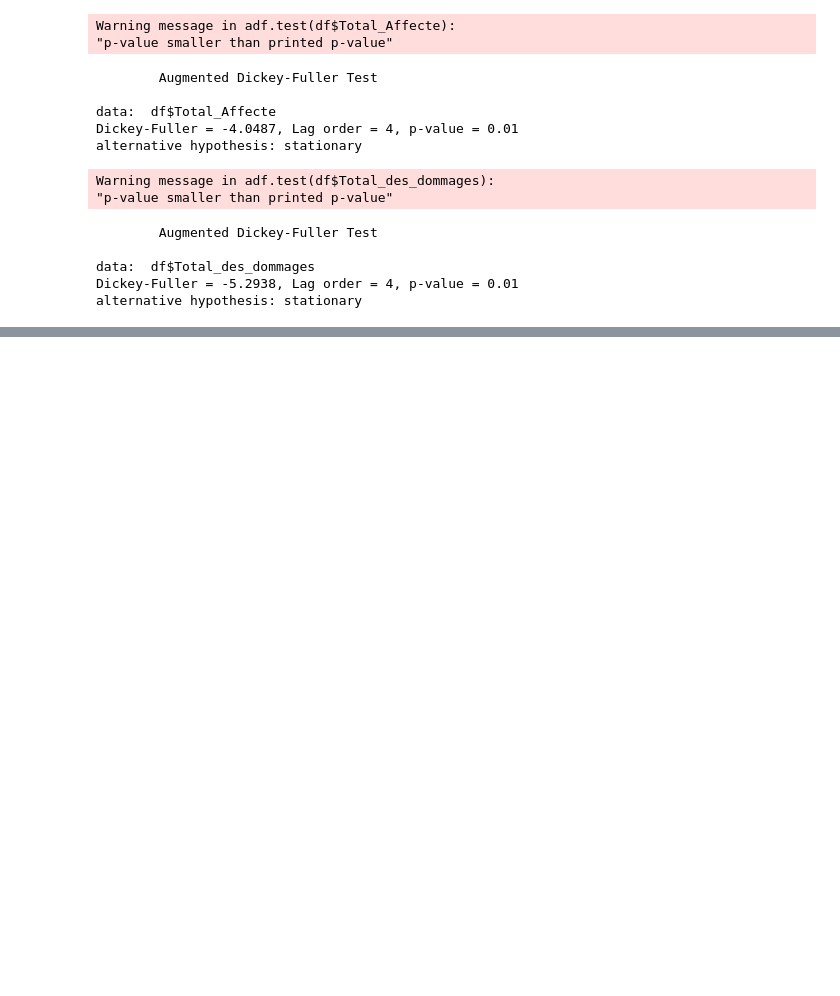
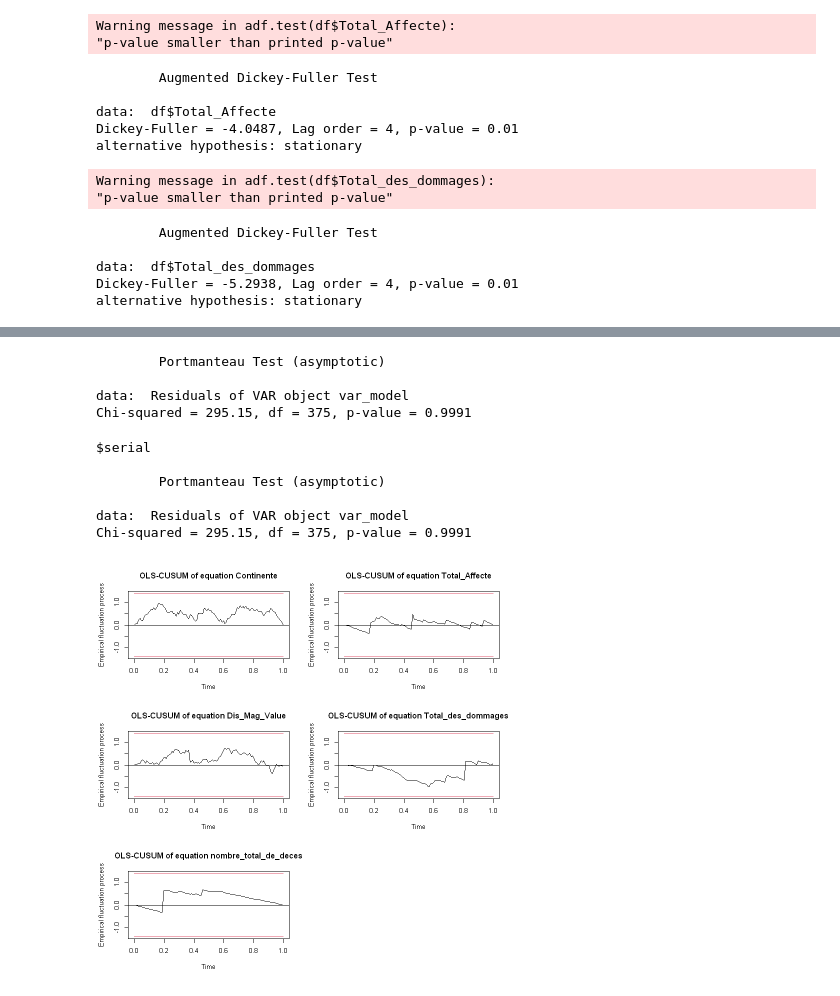
Before and after one commit to AzyzHm/techniques-de-prevision, a Jupyter notebook: Finals Project/exercice2.ipynb, the cells around one changed output, grey strips where cells are left out. Drawn from its saved outputs; the diff is of its cells as text; code cells hidden in the pictures; blank space fills up the shorter version.

```diff
--- a/Finals Project/exercice2.ipynb
+++ b/Finals Project/exercice2.ipynb
@@ -250,0 +216,4 @@ Adjusted R-squared: 0.07095198
+# %%
+# Sélectionner la longueur de lag appropriée
+lag_selection <- VARselect(df, lag.max = 10, type = "const")
+print(lag_selection)
@@ -250,0 +238,4 @@ Adjusted R-squared: 0.07095198
+# %%
+# Estimer le modèle VAR avec le lag optimal
+var_model <- VAR(df, p = lag_selection$selection[1], type = "const")
+summary(var_model)
@@ -250,0 +264,20 @@ Adjusted R-squared: 0.07095198
+# %%
+# Test de stabilité
+stability_test <- stability(var_model)
+plot(stability_test)
+
+# Test des résidus
+serial_test <- serial.test(var_model, lags.pt = 16, type = "PT.asymptotic")
+print(serial_test)
+# %% [output]
+        Portmanteau Test (asymptotic)
+
+data:  Residuals of VAR object var_model
+Chi-squared = 295.15, df = 375, p-value = 0.9991
+$serial
+
+        Portmanteau Test (asymptotic)
+
+data:  Residuals of VAR object var_model
+Chi-squared = 295.15, df = 375, p-value = 0.9991
+[figure, added]
```
Also changed, not shown: parts of 12 cells of this notebook.
